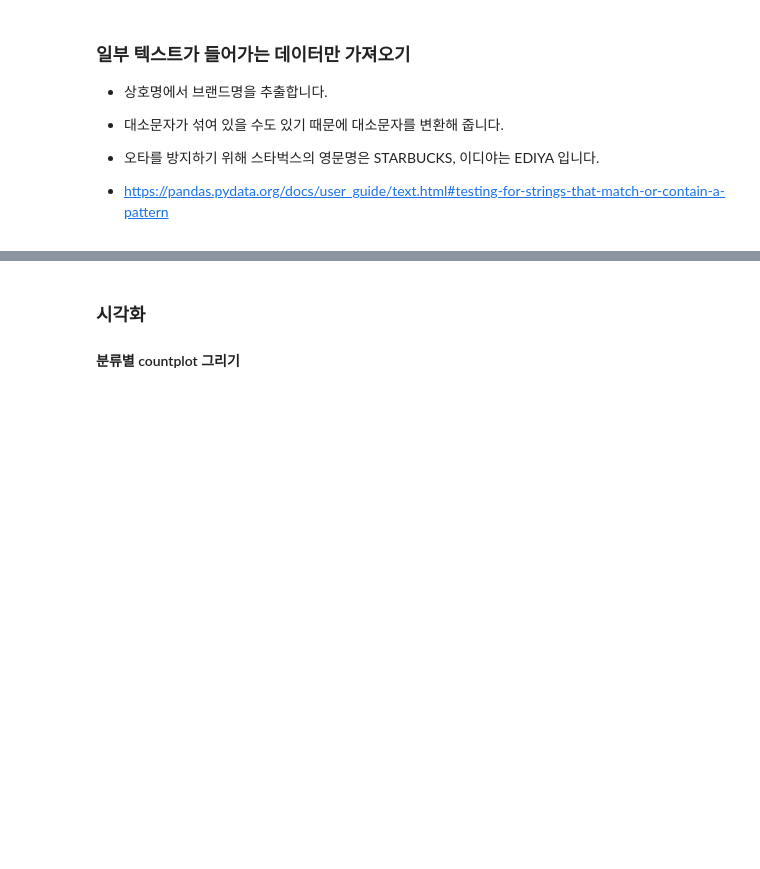
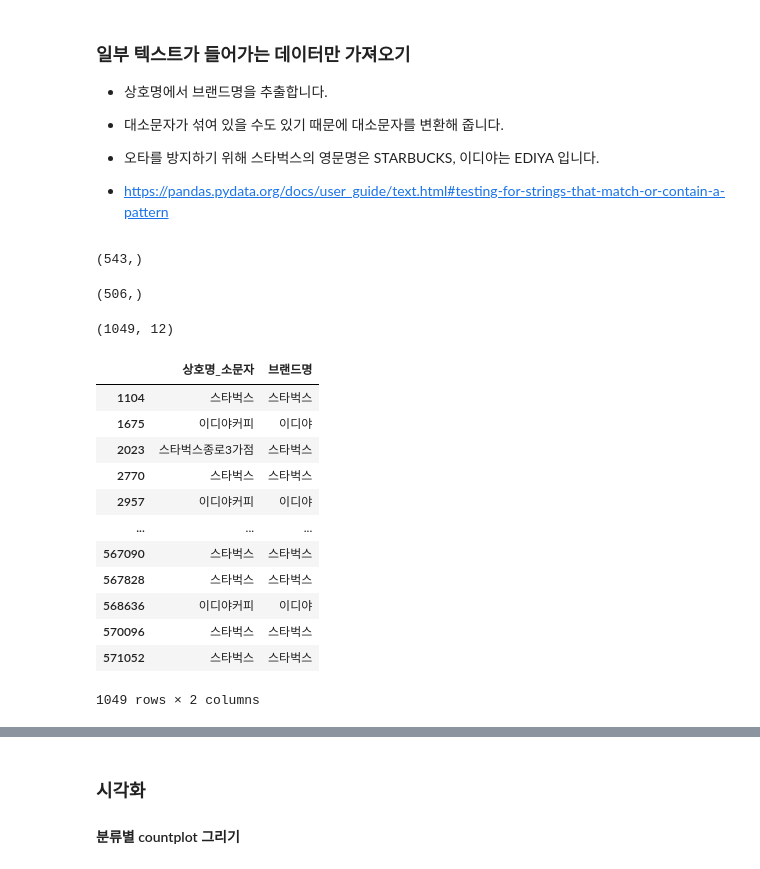
Before and after one commit to 100milliongold/I-want-to-be-a-data-scientist, a Jupyter notebook: Python/04-coffee-store-input.ipynb, the cells around one changed output, grey strips where cells are left out. Drawn from its saved outputs; the diff is of its cells as text; code cells hidden in the pictures; blank space fills up the shorter version.

Commit message:
[2/9] 스타벅스, 이디야 텍스트 데이터 전처리와 브랜드명 만들기

```diff
--- a/Python/04-coffee-store-input.ipynb
+++ b/Python/04-coffee-store-input.ipynb
@@ -127,3 +211,9 @@ columns = ['상호명', '상권업종대분류명', '상권업종중분류명',
 # 시도명이 서울로 시작하는 데이터만 봅니다.
 # 또, df_seoul 이라는 변수에 결과를 저장합니다.
 # 새로운 변수에 데이터프레임을 할당할 때 copy()를 사용하는 것을 권장합니다.
+# 시도명이 서울로 시작하는 데이터만 봅니다.
+# 또, df_seoul 이라는 변수에 결과를 저장합니다.
+# 새로운 변수에 데이터프레임을 할당할 때 copy()를 사용하는 것을 권장합니다.
+
+df_seoul = df[df["시도명"] == "서울특별시"].copy()
+df_seoul.shape
@@ -137,21 +229,49 @@ columns = ['상호명', '상권업종대분류명', '상권업종중분류명',
 # %%
 # 문자열의 소문자로 변경하는 메소드를 사용합니다.
 # "상호명_소문자" 컬럼을 만듭니다.
+
+df_seoul["상호명_소문자"] = df_seoul["상호명"].str.lower()
 # %%
 # ediya 를 "상호명_소문자" 컬럼으로 가져옵니다.
 # '상호명_소문자'컬럼으로 '이디야|ediya' 를 가져와 갯수를 세어봅니다.
 # loc[행]
 # loc[행, 열]
+df_seoul.loc[df_seoul["상호명_소문자"].str.contains("이디야|이디아|ediya") , "상호명_소문자"].shape
+# %% [output]
+(543,)
 # %%
 # 상호명에서 스타벅스만 가져옵니다.
 # 상호명은 소문자로 변경해 준 컬럼을 사용합니다.
 # 스타벅스|starbucks 의 "상호명_소문자"로 갯수를 세어봅니다.
+df_seoul.loc[df_seoul["상호명_소문자"].str.contains("스타벅스|starbucks") , "상호명_소문자"].shape
+# %% [output]
+(506,)
 # %%
 # '상호명_소문자'컬럼으로  '스타벅스|starbucks|이디야|이디아|ediya'를 가져와 df_cafe 변수에 담습니다.
+df_cafe = df_seoul[df_seoul["상호명_소문자"].str.contains("스타벅스|starbucks|이디야|이디아|ediya")].copy()
+df_cafe.shape
+# %% [output]
+(1049, 12)
 # %%
 # ~은 not을 의미합니다. 스타벅스가 아닌 데이터는 이디야로 넣어주어도 되지만
 # 아래 코드처럼 결측치를 이디야로 채워줘도 괜찮습니다.
 # df_cafe.loc[~df_cafe['상호명'].str.contains('스타벅스|starbucks'), '브랜드명'] = '이디야'
+df_cafe.loc[df_cafe['상호명'].str.contains('스타벅스|starbucks'), '브랜드명'] = '스타벅스'
+df_cafe.loc[~df_cafe['상호명'].str.contains('스타벅스|starbucks'), '브랜드명'] = '이디야'
+# %% [output]
+|  | 상호명_소문자 | 브랜드명 |
+| 1104 | 스타벅스 | 스타벅스 |
+| 1675 | 이디야커피 | 이디야 |
+| 2023 | 스타벅스종로3가점 | 스타벅스 |
+| 2770 | 스타벅스 | 스타벅스 |
+| 2957 | 이디야커피 | 이디야 |
+| ... | ... | ... |
+| 567090 | 스타벅스 | 스타벅스 |
+| 567828 | 스타벅스 | 스타벅스 |
+| 568636 | 이디야커피 | 이디야 |
+| 570096 | 스타벅스 | 스타벅스 |
+| 571052 | 스타벅스 | 스타벅스 |
+1049 rows × 2 columns
 # %%
 # 스타벅스를 제외한 데이터는 이디야이기 때문에 이디야로 브랜드명을 만듭니다.
 # df_cafe["브랜드명"].fillna("이디야")
```
Also changed, not shown: parts of 13 cells of this notebook.
